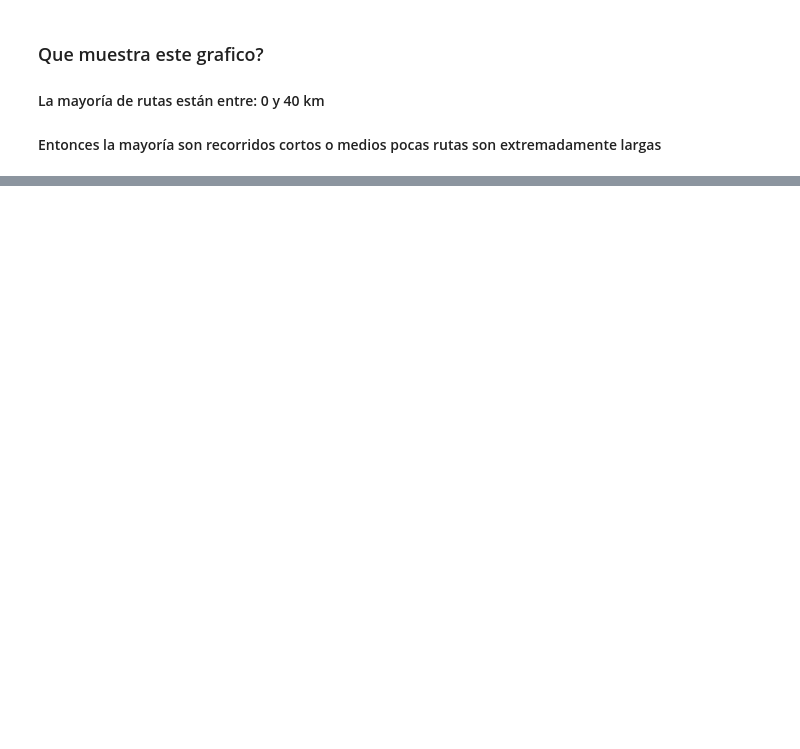
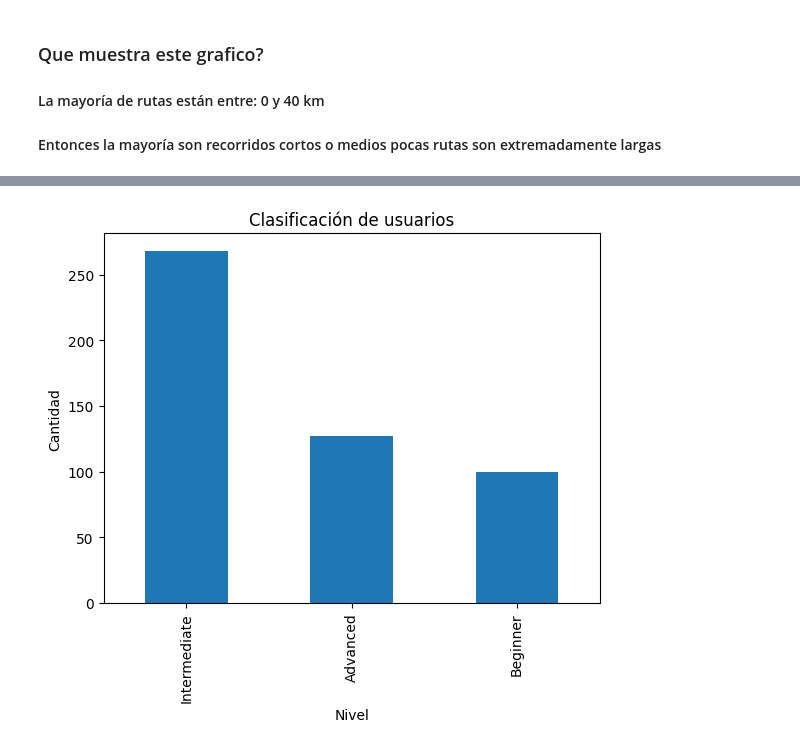
Before and after one commit to jdelacruz2004/cycling-route-recommender, a Jupyter notebook: analysis.ipynb, the cells around one changed output, grey strips where cells are left out. Cells and saved outputs as stored; diff of their text form; code cells hidden in the pictures; blank space fills up the shorter version.

```diff
--- a/analysis.ipynb
+++ b/analysis.ipynb
@@ -84,0 +108,16 @@ plt.show()
+# %%
+speed_conditions = [
+    df["average_speed_kmh"] < 20,
+    (df["average_speed_kmh"] >= 20) & (df["average_speed_kmh"] < 30),
+    df["average_speed_kmh"] >= 30
+]
+
+speed_ranges = ["< 20 km/h", "20–30 km/h", "> 30 km/h"]
+levels = ["Beginner", "Intermediate", "Advanced"]
+
+df = df.assign(
+    speed_range=np.select(speed_conditions, speed_ranges, default="unknown"),
+    level=np.select(speed_conditions, levels, default="unknown")
+)
+
+df.head()
@@ -84,0 +131,10 @@ plt.show()
+# %%
+
+df["level"].value_counts().plot(kind="bar")
+
+plt.xlabel("Nivel")
+plt.ylabel("Cantidad")
+plt.title("Clasificación de usuarios")
+plt.show()
+# %% [output]
+[figure, added]
```
Also changed, not shown: parts of 21 cells of this notebook, 1 other file.
